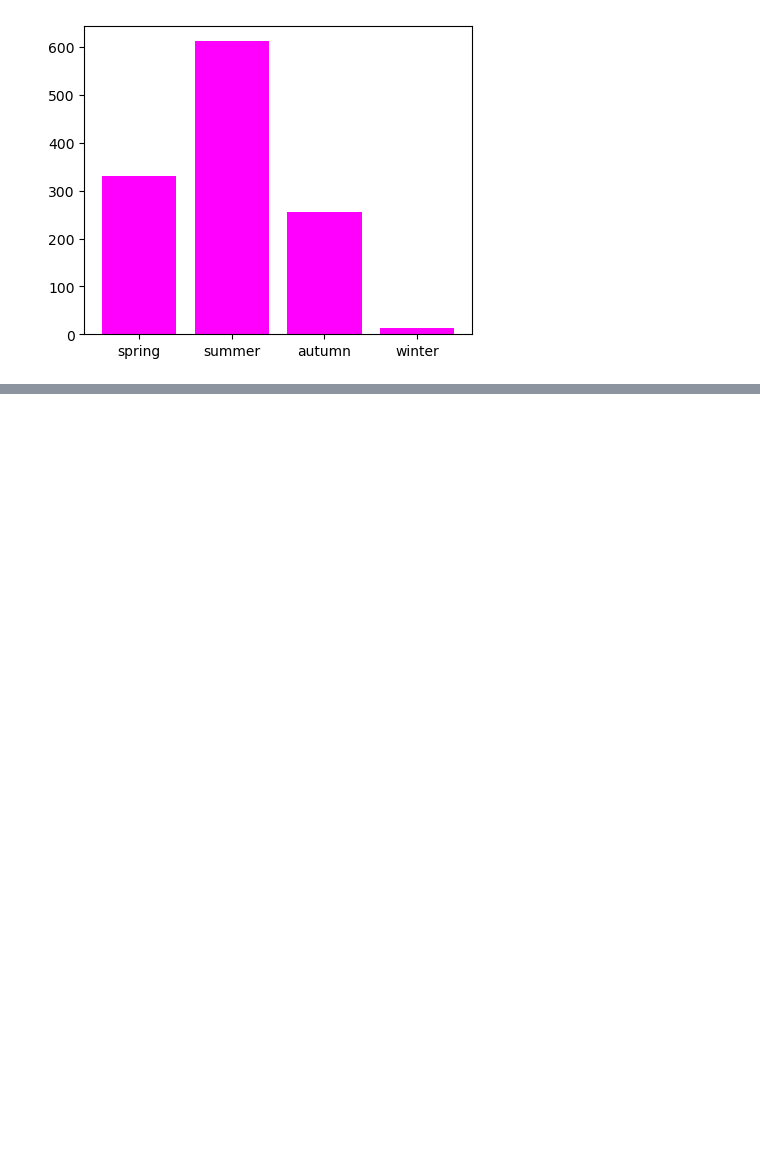
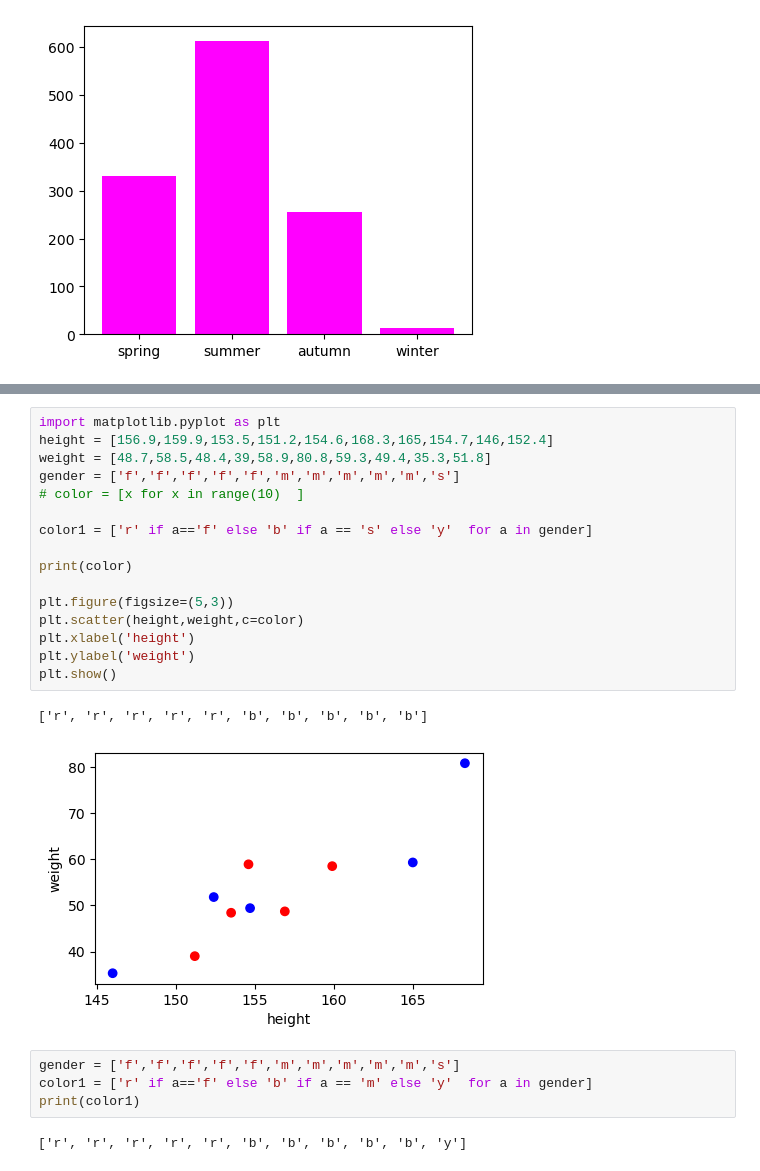
Before and after one commit to hanyong5/2025_python, a Jupyter notebook: 00jupyter/05그래프.ipynb, the cells around one changed output, grey strips where cells are left out. Cells and saved outputs as stored; diff of their text form; blank space fills up the shorter version.

```diff
--- a/00jupyter/05그래프.ipynb
+++ b/00jupyter/05그래프.ipynb
@@ -74,0 +88,25 @@ plt.show()
+# %%
+import matplotlib.pyplot as plt
+height = [156.9,159.9,153.5,151.2,154.6,168.3,165,154.7,146,152.4]
+weight = [48.7,58.5,48.4,39,58.9,80.8,59.3,49.4,35.3,51.8]
+gender = ['f','f','f','f','f','m','m','m','m','m','s']
+# color = [x for x in range(10)  ]
+
+color1 = ['r' if a=='f' else 'b' if a == 's' else 'y'  for a in gender]
+
+print(color)
+
+plt.figure(figsize=(5,3))
+plt.scatter(height,weight,c=color)
+plt.xlabel('height')
+plt.ylabel('weight')
+plt.show()
+# %% [output]
+['r', 'r', 'r', 'r', 'r', 'b', 'b', 'b', 'b', 'b']
+[figure, added]
+# %%
+gender = ['f','f','f','f','f','m','m','m','m','m','s']
+color1 = ['r' if a=='f' else 'b' if a == 'm' else 'y'  for a in gender]
+print(color1)
+# %% [output]
+['r', 'r', 'r', 'r', 'r', 'b', 'b', 'b', 'b', 'b', 'y']
```
Also changed, not shown: parts of 1 cell of this notebook, 4 other files.
